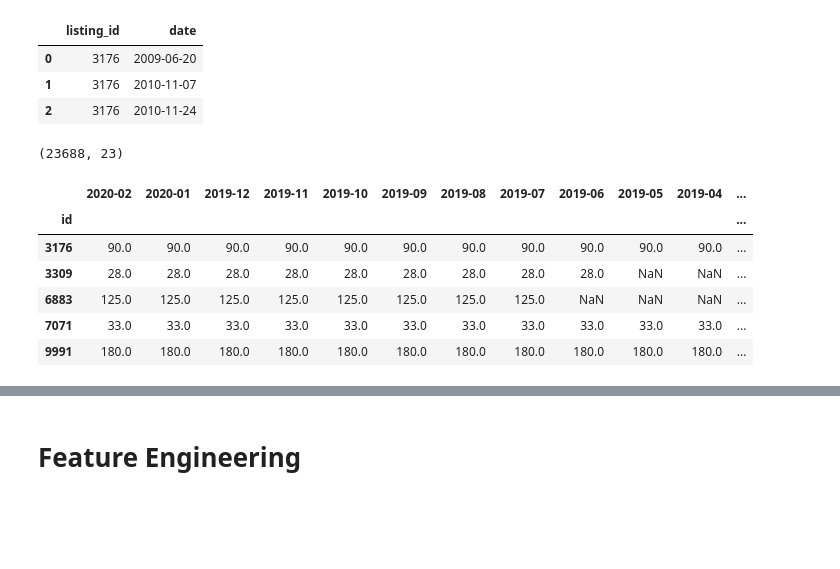
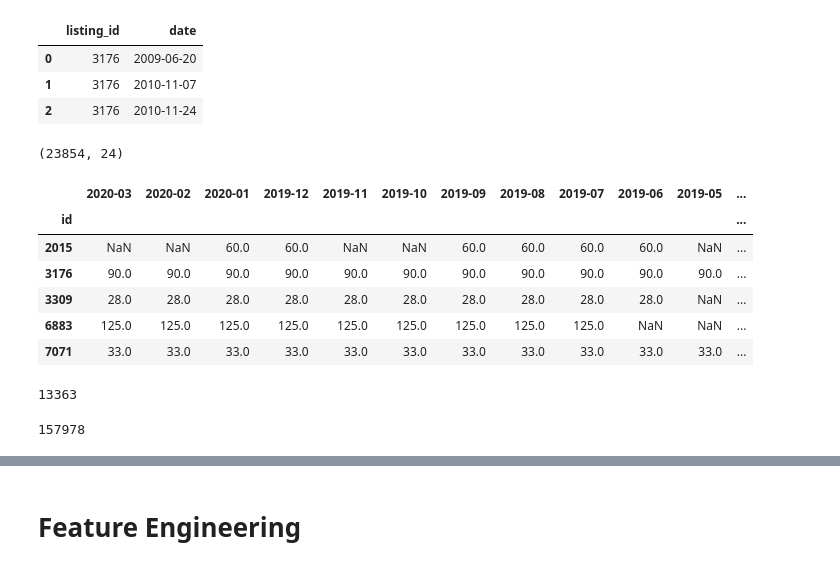
Before and after one commit to Rurbinasal/AIRBNB-Berlin-Listing-Price-Indicator, a Jupyter notebook: 3_Airbnb_Feature_Engineering.ipynb, the cells around one changed output, grey strips where cells are left out. Saved outputs shown, nothing was run; the diff lists cells and outputs as text; code cells hidden in the pictures; blank space fills up the shorter version.

```diff
--- a/3_Airbnb_Feature_Engineering.ipynb
+++ b/3_Airbnb_Feature_Engineering.ipynb
@@ -38,35 +33,43 @@ data_rev.head(3)
 # %%
 # Create time series dataframe with prices for the time period 04/2018-03/2020 (2 years)
 
-# Save "price" column of data (02/2020) as "data_ts"
+# Save "price" column of data (01/2020) as "data_ts"
 data_ts = pd.DataFrame(data.price.copy())
 
-# Rename "price" column to reflect the date "2020-02"
-data_ts.rename(columns={"price": "2020-02"}, inplace=True)
+# Rename "price" column to reflect the date "2020-01"
+data_ts.rename(columns={"price": "2020-01"}, inplace=True)
 
 # Import other files from 2 year period and add price column (renamed to reflect the date) to "data_ts"
 all_files = glob.glob(os.path.join("data/timeseries", "*.csv.gz"))         # save paths of files as list
 for f in all_files:                                                        # loop through all paths
     df_temp = pd.read_csv(f, sep=',')                                      # import each file from path and save as temporary dataframe
     df_temp.drop(df_temp.columns.difference(['id','price']), 1, inplace=True)        # keep only columns 'id' and 'price' in temporary dataframe
     df_temp.price = [float(i.strip("$").replace(",","")) for i in df_temp.price]        # convert 'price' into float
     data_ts = pd.merge(data_ts, df_temp, how="left", left_on='id', right_on='id')        # add 'price' from temporary dataframe onto full 'data_ts'
     f_date = f.split('/')[-1].split('_')[0]                                # temporarily save date from file path
     data_ts.rename(columns={"price": f_date}, inplace=True)                # change new 'price' column to reflect the date
 
 # Set id as index again and sort columns (newest date to left)
 data_ts.set_index('id', inplace=True)
 data_ts = data_ts.reindex(sorted(data_ts.columns, reverse=True), axis=1)
 
 # Print new dataframe and its shape
 print(data_ts.shape)
 data_ts.head()
 # %% [output]
-(23688, 23)
+(23854, 24)
-|  | 2020-02 | 2020-01 | 2019-12 | 2019-11 | 2019-10 | 2019-09 | 2019-08 | 2019-07 | 2019-06 | 2019-05 | 2019-04 | ... |
+|  | 2020-03 | 2020-02 | 2020-01 | 2019-12 | 2019-11 | 2019-10 | 2019-09 | 2019-08 | 2019-07 | 2019-06 | 2019-05 | ... |
 | id |  |  |  |  |  |  |  |  |  |  |  | ... |
+| 2015 | NaN | NaN | 60.0 | 60.0 | NaN | NaN | 60.0 | 60.0 | 60.0 | 60.0 | NaN | ... |
 | 3176 | 90.0 | 90.0 | 90.0 | 90.0 | 90.0 | 90.0 | 90.0 | 90.0 | 90.0 | 90.0 | 90.0 | ... |
-| 3309 | 28.0 | 28.0 | 28.0 | 28.0 | 28.0 | 28.0 | 28.0 | 28.0 | 28.0 | NaN | NaN | ... |
-| 6883 | 125.0 | 125.0 | 125.0 | 125.0 | 125.0 | 125.0 | 125.0 | 125.0 | NaN | NaN | NaN | ... |
+| 3309 | 28.0 | 28.0 | 28.0 | 28.0 | 28.0 | 28.0 | 28.0 | 28.0 | 28.0 | 28.0 | NaN | ... |
+| 6883 | 125.0 | 125.0 | 125.0 | 125.0 | 125.0 | 125.0 | 125.0 | 125.0 | 125.0 | NaN | NaN | ... |
 | 7071 | 33.0 | 33.0 | 33.0 | 33.0 | 33.0 | 33.0 | 33.0 | 33.0 | 33.0 | 33.0 | 33.0 | ... |
-| 9991 | 180.0 | 180.0 | 180.0 | 180.0 | 180.0 | 180.0 | 180.0 | 180.0 | 180.0 | 180.0 | 180.0 | ... |
+# %%
+sum([True for idx,row in data_ts.iterrows() if any(row.isnull())])
+# %% [output]
+13363
+# %%
+data_ts.isnull().sum().sum()
+# %% [output]
+157978
```
Also changed, not shown: parts of 15 cells of this notebook, 2 other files.
